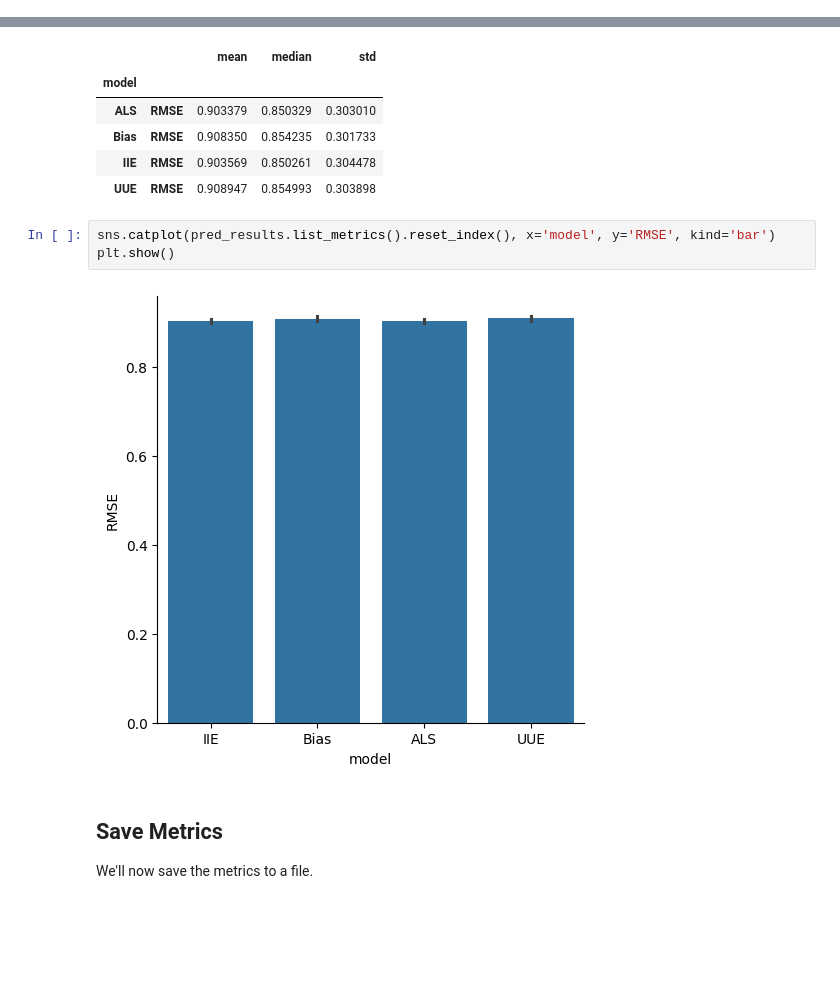
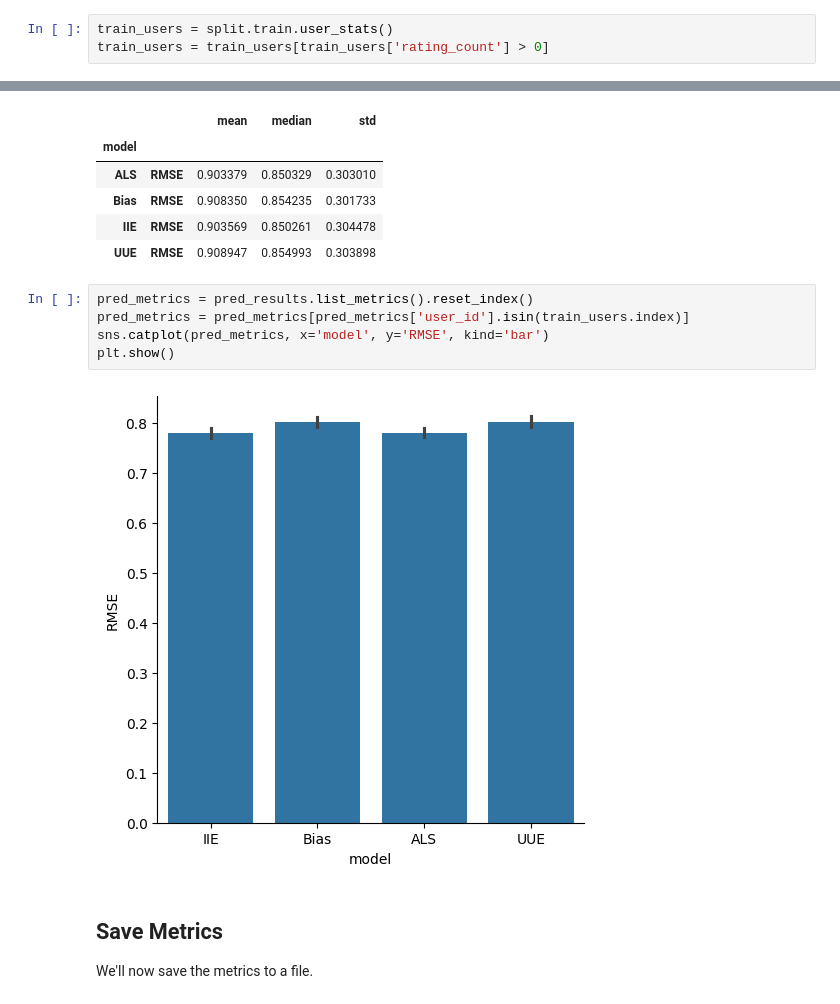
Before and after one commit to lenskit/lk-demo-experiment, a Jupyter notebook: eval-report.ml-10m.ipynb, the cells around one changed output, grey strips where cells are left out. Cells and saved outputs as stored; diff of their text form; blank space fills up the shorter version.

```diff
--- a/eval-report.ml-10m.ipynb
+++ b/eval-report.ml-10m.ipynb
@@ -66,3 +63,6 @@ test = split.test
+# %%
+train_users = split.train.user_stats()
+train_users = train_users[train_users['rating_count'] > 0]
 # %% [markdown]
 ## Top-N Metrics
 
@@ -124,10 +125,12 @@ pred_results.list_summary('model')
 | IIE | RMSE | 0.903569 | 0.850261 | 0.304478 |
 | UUE | RMSE | 0.908947 | 0.854993 | 0.303898 |
 # %%
-sns.catplot(pred_results.list_metrics().reset_index(), x='model', y='RMSE', kind='bar')
+pred_metrics = pred_results.list_metrics().reset_index()
+pred_metrics = pred_metrics[pred_metrics['user_id'].isin(train_users.index)]
+sns.catplot(pred_metrics, x='model', y='RMSE', kind='bar')
 plt.show()
 # %% [output]
-[figure, old version]
+[figure, new version]
 # %% [markdown]
 ## Save Metrics
 
```
Also changed, not shown: parts of 10 cells of this notebook, 15 other files.
